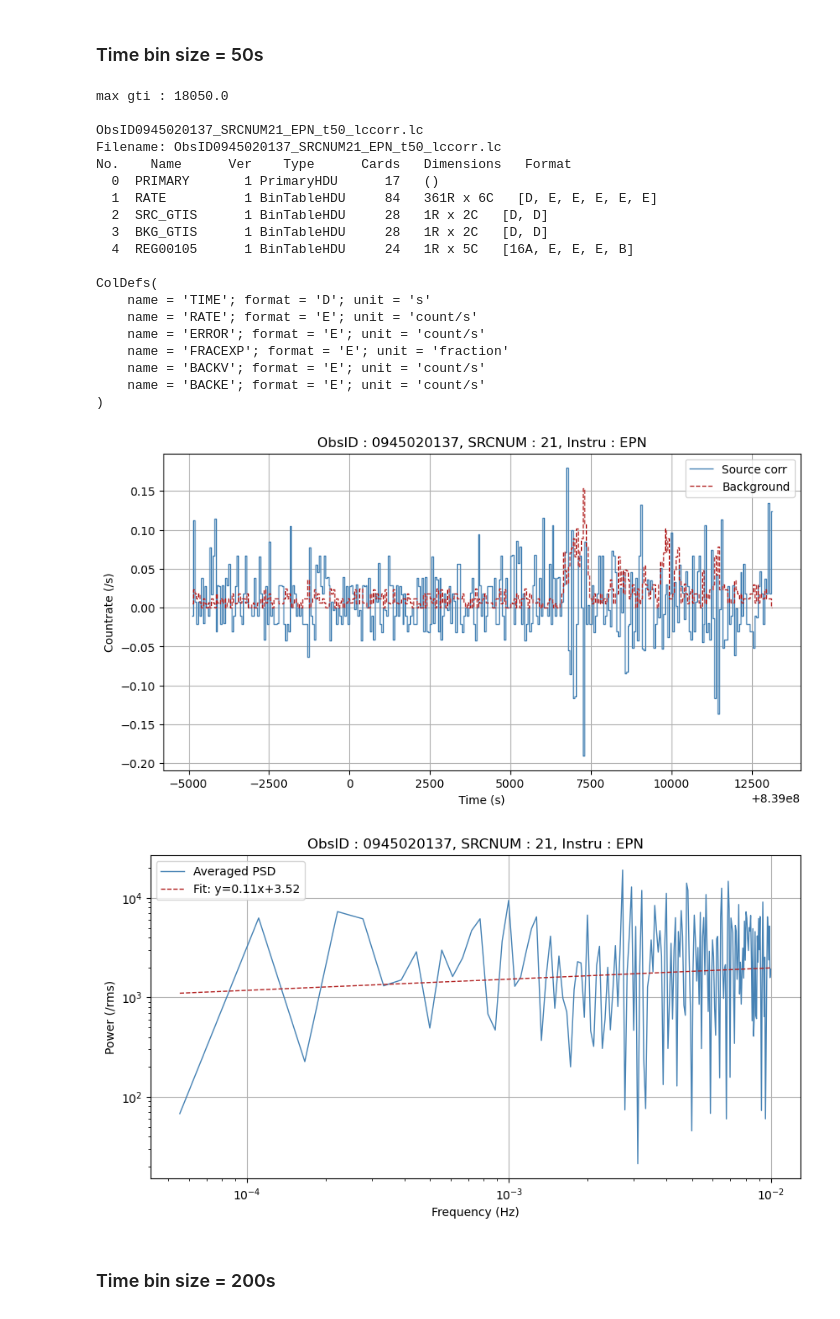
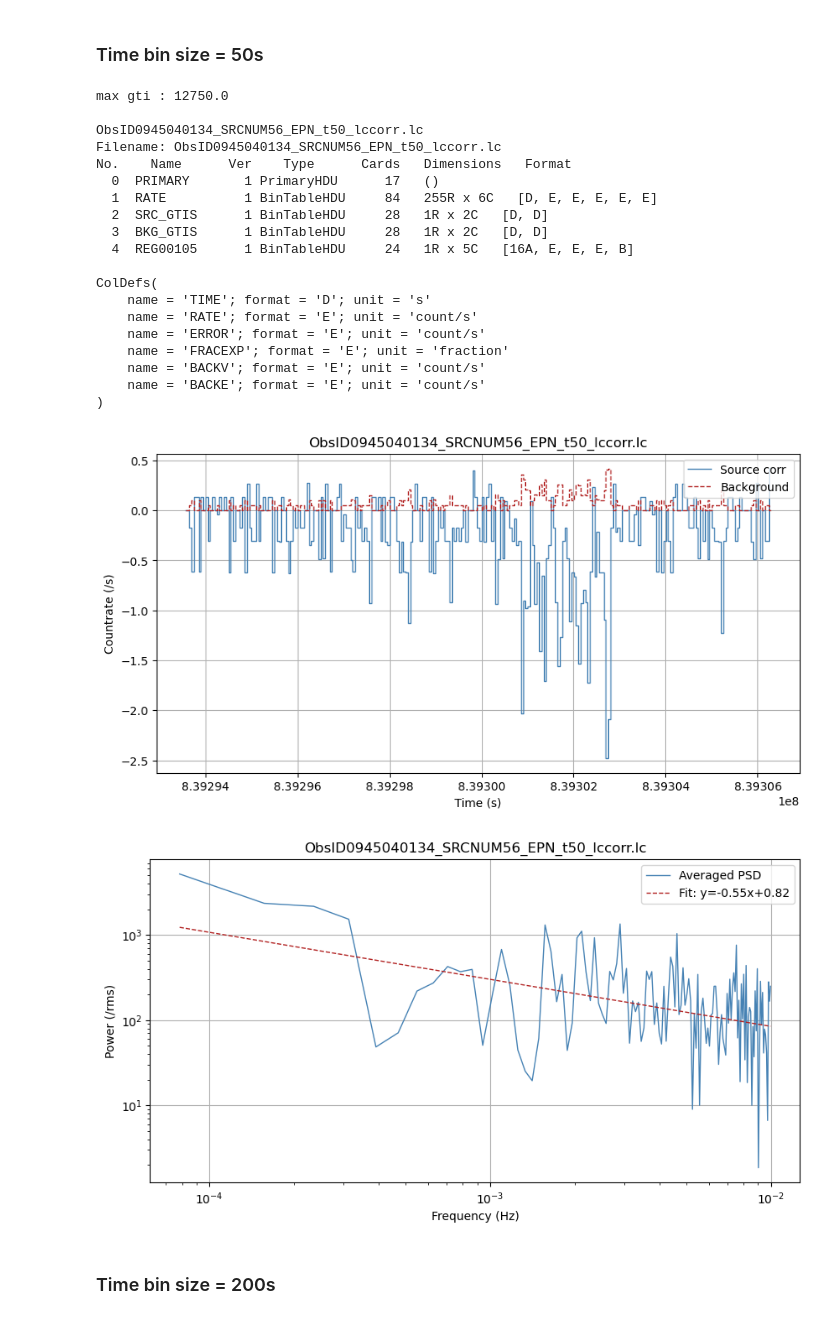
Before and after one commit to ceeliiaa/STONKS-alert, a Jupyter notebook: ObsID0945040134_SRCNUM56/EPN/ObsID0945040134_SRCNUM56_EPN_Periodicity.ipynb, the cells around one changed output. Cells and saved outputs as stored; diff of their text form; code cells hidden in the pictures.

```diff
--- a/ObsID0945040134_SRCNUM56/EPN/ObsID0945040134_SRCNUM56_EPN_Periodicity.ipynb
+++ b/ObsID0945040134_SRCNUM56/EPN/ObsID0945040134_SRCNUM56_EPN_Periodicity.ipynb
@@ -131,31 +131,31 @@ ColDefs(
 # %% [markdown]
 ### Time bin size = 50s
 # %%
-lc_fname50 = "ObsID0945020137_SRCNUM21_EPN_t50_lccorr.lc"
-gtis50, max_gti50 = gtis(lc_fname50)
-periodicity(lc_fname50, gtis50, max_gti50)
+lc_fname50 = glob.glob('ObsID*_SRCNUM*_E*_t50_lccorr.lc')
+gtis50, max_gti50 = gtis(lc_fname50[0])
+periodicity(lc_fname50[0], gtis50, max_gti50)
 # %% [output]
-max gti : 18050.0
+max gti : 12750.0
 
-ObsID0945020137_SRCNUM21_EPN_t50_lccorr.lc
-Filename: ObsID0945020137_SRCNUM21_EPN_t50_lccorr.lc
+ObsID0945040134_SRCNUM56_EPN_t50_lccorr.lc
+Filename: ObsID0945040134_SRCNUM56_EPN_t50_lccorr.lc
 No.    Name      Ver    Type      Cards   Dimensions   Format
   0  PRIMARY       1 PrimaryHDU      17   ()
-  1  RATE          1 BinTableHDU     84   361R x 6C   [D, E, E, E, E, E]
+  1  RATE          1 BinTableHDU     84   255R x 6C   [D, E, E, E, E, E]
   2  SRC_GTIS      1 BinTableHDU     28   1R x 2C   [D, D]
   3  BKG_GTIS      1 BinTableHDU     28   1R x 2C   [D, D]
   4  REG00105      1 BinTableHDU     24   1R x 5C   [16A, E, E, E, B]
 
 ColDefs(
     name = 'TIME'; format = 'D'; unit = 's'
     name = 'RATE'; format = 'E'; unit = 'count/s'
     name = 'ERROR'; format = 'E'; unit = 'count/s'
     name = 'FRACEXP'; format = 'E'; unit = 'fraction'
     name = 'BACKV'; format = 'E'; unit = 'count/s'
     name = 'BACKE'; format = 'E'; unit = 'count/s'
 )
-[figure, old version]
+[figure, new version]
-[figure, old version]
+[figure, new version]
 # %% [markdown]
 ### Time bin size = 200s
 # %%
```
Also changed, not shown: parts of 6 cells of this notebook, 2 other files.
